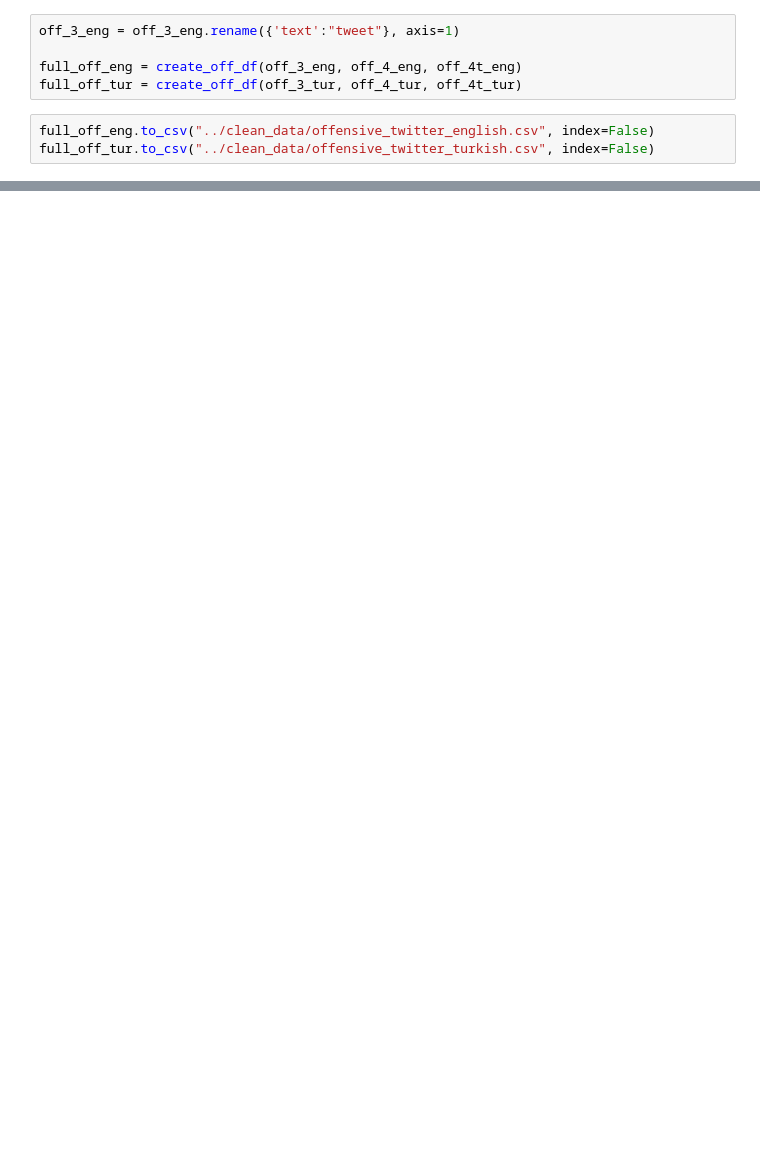
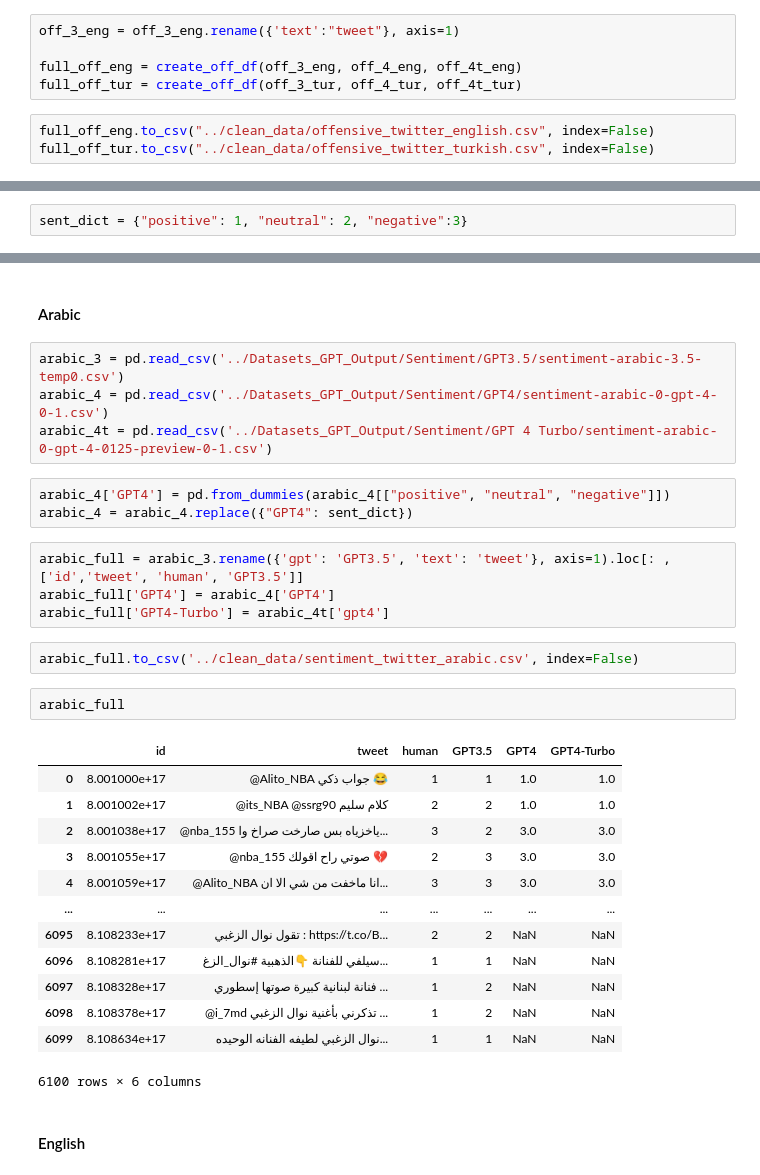
Before and after one commit to centre-for-humanities-computing/llm_annotation, a Jupyter notebook: src/clean_data.ipynb, the cells around one changed output, grey strips where cells are left out. Cells and saved outputs as stored; diff of their text form; blank space fills up the shorter version.

```diff
--- a/src/clean_data.ipynb
+++ b/src/clean_data.ipynb
@@ -242,0 +245,2 @@ full_off_tur.to_csv("../clean_data/offensive_twitter_turkish.csv", index=False)
+# %%
+sent_dict = {"positive": 1, "neutral": 2, "negative":3}
@@ -242,0 +262,33 @@ full_off_tur.to_csv("../clean_data/offensive_twitter_turkish.csv", index=False)
+# %% [markdown]
+#### Arabic
+# %%
+arabic_3 = pd.read_csv('../Datasets_GPT_Output/Sentiment/GPT3.5/sentiment-arabic-3.5-temp0.csv')
+arabic_4 = pd.read_csv('../Datasets_GPT_Output/Sentiment/GPT4/sentiment-arabic-0-gpt-4-0-1.csv')
+arabic_4t = pd.read_csv('../Datasets_GPT_Output/Sentiment/GPT 4 Turbo/sentiment-arabic-0-gpt-4-0125-preview-0-1.csv')
+# %%
+arabic_4['GPT4'] = pd.from_dummies(arabic_4[["positive", "neutral", "negative"]])
+arabic_4 = arabic_4.replace({"GPT4": sent_dict})
+# %%
+arabic_full = arabic_3.rename({'gpt': 'GPT3.5', 'text': 'tweet'}, axis=1).loc[: , ['id','tweet', 'human', 'GPT3.5']]
+arabic_full['GPT4'] = arabic_4['GPT4']
+arabic_full['GPT4-Turbo'] = arabic_4t['gpt4']
+# %%
+arabic_full.to_csv('../clean_data/sentiment_twitter_arabic.csv', index=False)
+# %%
+arabic_full
+# %% [output]
+|  | id | tweet | human | GPT3.5 | GPT4 | GPT4-Turbo |
+| 0 | 8.001000e+17 | @Alito_NBA جواب ذكي 😂 | 1 | 1 | 1.0 | 1.0 |
+| 1 | 8.001002e+17 | @its_NBA @ssrg90 كلام سليم | 2 | 2 | 1.0 | 1.0 |
+| 2 | 8.001038e+17 | @nba_155 ياخزياه بس صارخت صراخ وا... | 3 | 2 | 3.0 | 3.0 |
+| 3 | 8.001055e+17 | @nba_155 صوتي راح اقولك 💔 | 2 | 3 | 3.0 | 3.0 |
+| 4 | 8.001059e+17 | @Alito_NBA انا ماخفت من شي الا ان... | 3 | 3 | 3.0 | 3.0 |
+| ... | ... | ... | ... | ... | ... | ... |
+| 6095 | 8.108233e+17 | تقول نوال الزغبي : https://t.co/B... | 2 | 2 | NaN | NaN |
+| 6096 | 8.108281e+17 | سيلفي للفنانة 👇الذهبية #نوال_الزغ... | 1 | 1 | NaN | NaN |
+| 6097 | 8.108328e+17 | فنانة لبنانية كبيرة صوتها إسطوري ... | 1 | 2 | NaN | NaN |
+| 6098 | 8.108378e+17 | @i_7md تذكرني بأغنية نوال الزغبي ... | 1 | 2 | NaN | NaN |
+| 6099 | 8.108634e+17 | نوال الزغبي لطيفه الفنانه الوحيده... | 1 | 1 | NaN | NaN |
+6100 rows × 6 columns
+# %% [markdown]
+#### English
```
Also changed, not shown: parts of 40 cells of this notebook, 1 other file.
